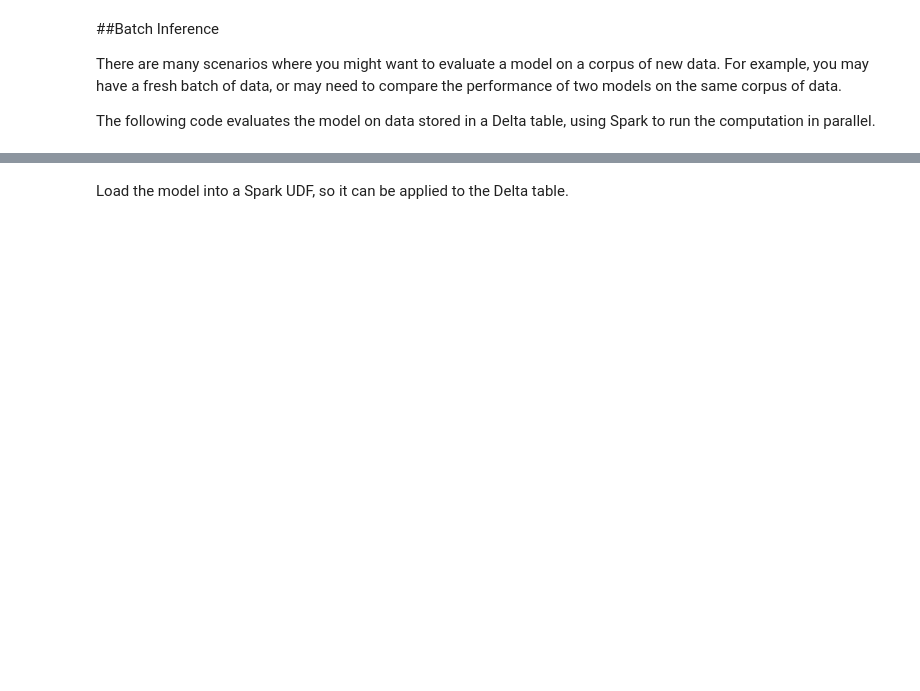
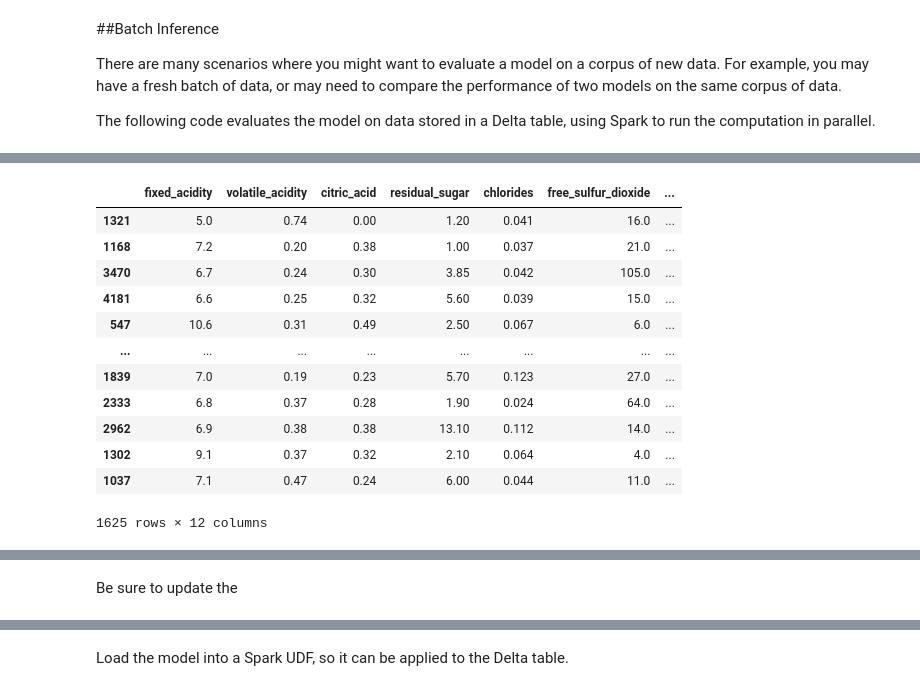
Before and after one commit to arudraMS/AMLHackADBMLFlow, a Jupyter notebook: Notebooks/FullExperiment.ipynb, the cells around one changed output, grey strips where cells are left out. Drawn from its saved outputs; the diff is of its cells as text; code cells hidden in the pictures; blank space fills up the shorter version.

```diff
--- a/Notebooks/FullExperiment.ipynb
+++ b/Notebooks/FullExperiment.ipynb
@@ -585 +640,17 @@ dbutils.fs.ls('dbfs:/mnt/')
+# %%
+X_test
+# %% [output]
+|  | fixed_acidity | volatile_acidity | citric_acid | residual_sugar | chlorides | free_sulfur_dioxide | ... |
+| 1321 | 5.0 | 0.74 | 0.00 | 1.20 | 0.041 | 16.0 | ... |
+| 1168 | 7.2 | 0.20 | 0.38 | 1.00 | 0.037 | 21.0 | ... |
+| 3470 | 6.7 | 0.24 | 0.30 | 3.85 | 0.042 | 105.0 | ... |
+| 4181 | 6.6 | 0.25 | 0.32 | 5.60 | 0.039 | 15.0 | ... |
+| 547 | 10.6 | 0.31 | 0.49 | 2.50 | 0.067 | 6.0 | ... |
+| ... | ... | ... | ... | ... | ... | ... | ... |
+| 1839 | 7.0 | 0.19 | 0.23 | 5.70 | 0.123 | 27.0 | ... |
+| 2333 | 6.8 | 0.37 | 0.28 | 1.90 | 0.024 | 64.0 | ... |
+| 2962 | 6.9 | 0.38 | 0.38 | 13.10 | 0.112 | 14.0 | ... |
+| 1302 | 9.1 | 0.37 | 0.32 | 2.10 | 0.064 | 4.0 | ... |
+| 1037 | 7.1 | 0.47 | 0.24 | 6.00 | 0.044 | 11.0 | ... |
+1625 rows × 12 columns
 # %%
@@ -598,3 +672,5 @@ spark.sql(f'DROP TABLE IF EXISTS sample_data_{user_name}.{tableName}')
 )
 # %% [output]
 [interactive output not drawn]
+# %% [markdown]
+Be sure to update the
```
Also changed, not shown: parts of 50 cells of this notebook, 11 other files.
